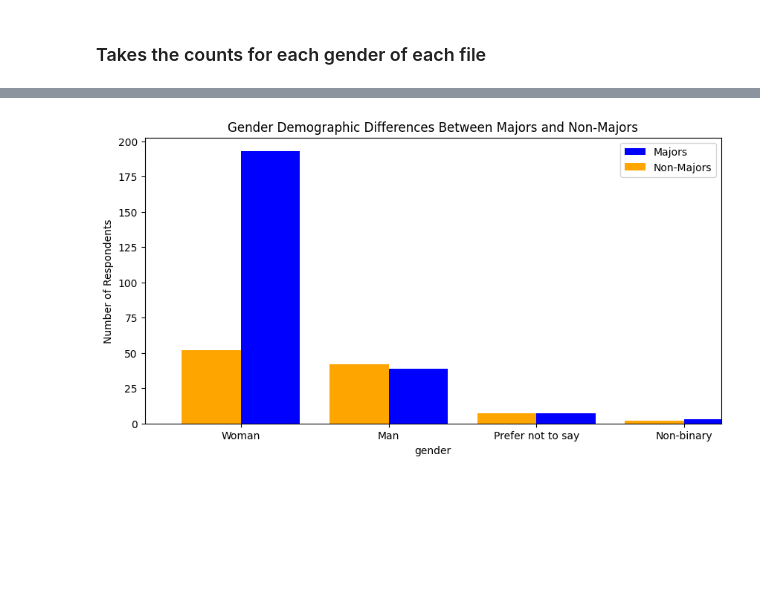
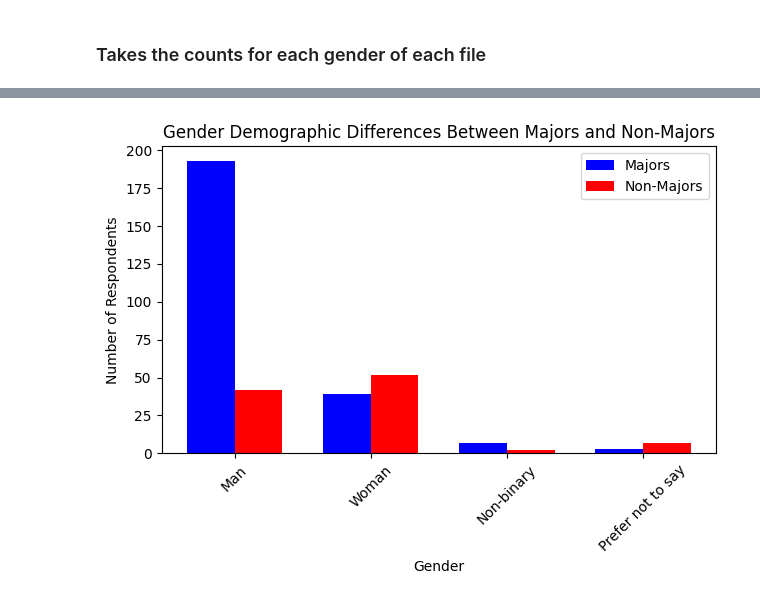
Before and after one commit to jolivercodes/College-Recruitment-Improvement-Study, a Jupyter notebook: Data Analysis and Visualization.ipynb, the cells around one changed output, grey strips where cells are left out. Drawn from its saved outputs; the diff is of its cells as text; code cells hidden in the pictures; blank space fills up the shorter version.

```diff
--- a/Data Analysis and Visualization.ipynb
+++ b/Data Analysis and Visualization.ipynb
@@ -6,23 +6,37 @@
 # %% [markdown]
 ### Import panda's library and read the csvs to a pandas data frame.
 # %%
+# Importing necessary libraries for data manipulation, analysis, and visualization
 import pandas as pd
 import matplotlib.pyplot as plt
+import numpy as np
 
+# Path to the CSV file containing survey results for majors in 2023
 cleaned_major_survey_result = "C:/Users/jmaol/PycharmProjects/College-Recruitment-Improvement-Study/Cleaned Majors Survey 2023.csv"
+# Reading the CSV file into a pandas DataFrame for analysis
 cleaned_msr = pd.read_csv(cleaned_major_survey_result)
 
+# Path to the CSV file containing gender data for non-majors in 2023
 cleaned_non_major_survey_result_gender = "C:/Users/jmaol/PycharmProjects/College-Recruitment-Improvement-Study/Major and Non Major Gender Data/Cleaned Non-Majors Survey Gender 2023.csv"
+# Reading the non-majors gender data into a DataFrame
 cleaned_non_msr_gender = pd.read_csv(cleaned_non_major_survey_result_gender)
 
+# Path to the CSV file containing gender data for majors in 2023
 cleaned_major_survey_result_gender = "C:/Users/jmaol/PycharmProjects/College-Recruitment-Improvement-Study/Major and Non Major Gender Data/Cleaned Majors Survey Gender 2023.csv"
-cleaned_msr_gender = pd.read_csv(cleaned_major_survey_result)
+# Reading the majors gender data into a DataFrame
+cleaned_msr_gender = pd.read_csv(cleaned_major_survey_result_gender)
 
+# Path to the CSV file containing motivation data for majors in 2023
 cleaned_major_survey_motivation_result_2023 = "C:/Users/jmaol/PycharmProjects/College-Recruitment-Improvement-Study/Major Motivation Cleaned Data/Cleaned Majors Motivation Survey 2023.csv"
+# Reading the majors motivation data for 2023 into a DataFrame
 cleaned_motivation_msr_2023 = pd.read_csv(cleaned_major_survey_motivation_result_2023)
 
+# Path to the CSV file containing motivation data for majors in 2022
 cleaned_major_survey_motivation_result_2022 = "C:/Users/jmaol/PycharmProjects/College-Recruitment-Improvement-Study/Major Motivation Cleaned Data/Cleaned Majors Motivation Survey 2022.csv"
+# Reading the majors motivation data for 2022 into a DataFrame
 cleaned_motivation_msr_2022 = pd.read_csv(cleaned_major_survey_motivation_result_2022)
 
+# Path to the CSV file containing motivation data for majors in 2021
 cleaned_major_survey_motivation_result_2021 = "C:/Users/jmaol/PycharmProjects/College-Recruitment-Improvement-Study/Major Motivation Cleaned Data/Cleaned Majors Motivation Survey 2021.csv"
+# Reading the majors motivation data for 2021 into a DataFrame
 cleaned_motivation_msr_2021 = pd.read_csv(cleaned_major_survey_motivation_result_2021)
@@ -36,11 +68,42 @@ gender_counts_non_majors = cleaned_non_msr_gender['gender'].value_counts()
 # %%
-plt.figure(figsize=(10, 5))
-gender_counts_majors.plot(kind='bar', color='blue', position=0, width=0.4, label='Majors')
-gender_counts_non_majors.plot(kind='bar', color='orange', position=1, width=0.4, label='Non-Majors')
-plt.title('Gender Demographic Differences Between Majors and Non-Majors')
-plt.ylabel('Number of Respondents')
-plt.xticks(rotation=0)
-plt.legend()
+# Define the categories of gender to ensure consistent ordering and inclusion of all categories.
+categories = ['Man', 'Woman', 'Non-binary', 'Prefer not to say']
+
+# Reindex the gender counts to include all categories, filling any missing values with 0.
+gender_counts_majors = gender_counts_majors.reindex(categories, fill_value=0)
+gender_counts_non_majors = gender_counts_non_majors.reindex(categories, fill_value=0)
+
+# Determine the number of categories and set up the index for plotting.
+n_categories = len(categories)
+index = np.arange(n_categories)
+
+# Define the width of the bars in the bar chart.
+bar_width = 0.35
+
+# Create a figure and a set of subplots for the bar chart.
+fig, ax = plt.subplots()
+# Plot the bar chart for majors.
+bars1 = ax.bar(index - bar_width/2, gender_counts_majors, bar_width, label='Majors', color='blue')
+# Plot the bar chart for non-majors.
+bars2 = ax.bar(index + bar_width/2, gender_counts_non_majors, bar_width, label='Non-Majors', color='red')
+
+# Set labels and title for the chart.
+ax.set_xlabel('Gender')
+ax.set_ylabel('Number of Respondents')
+ax.set_title('Gender Demographic Differences Between Majors and Non-Majors')
+# Set the position of the x ticks.
+ax.set_xticks(index)
+# Set the labels for the x ticks.
+ax.set_xticklabels(categories)
+# Add a legend to the chart.
+ax.legend()
+
+# Rotate the x tick labels for better readability.
+plt.xticks(rotation=45)
+# Adjust the layout to make room for the rotated x tick labels.
+plt.tight_layout()
+
+# Display the plot.
 plt.show()
 # %% [output]
-[figure, old version]
+[figure, new version]
```
Also changed, not shown: parts of 31 cells of this notebook, 1 other file.
